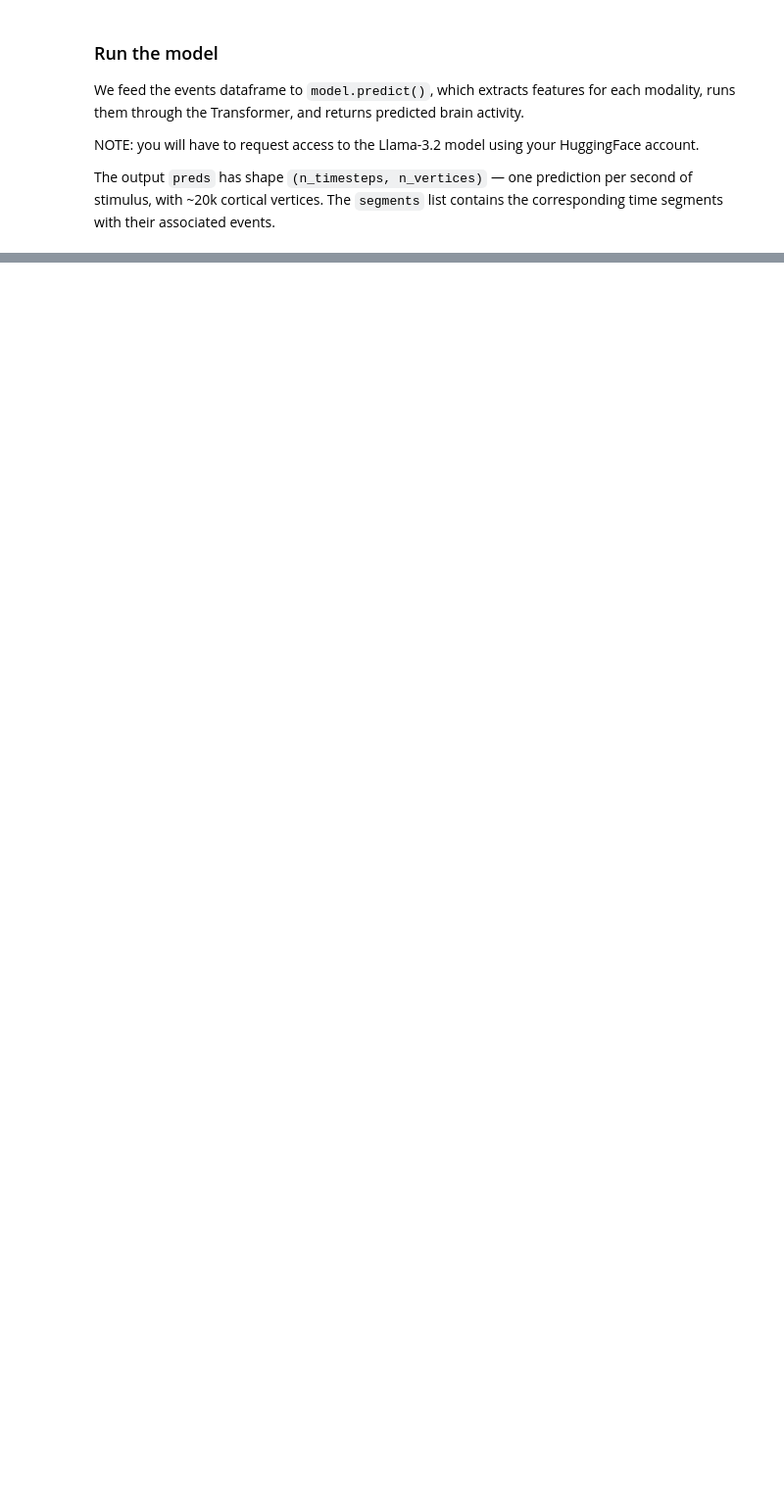
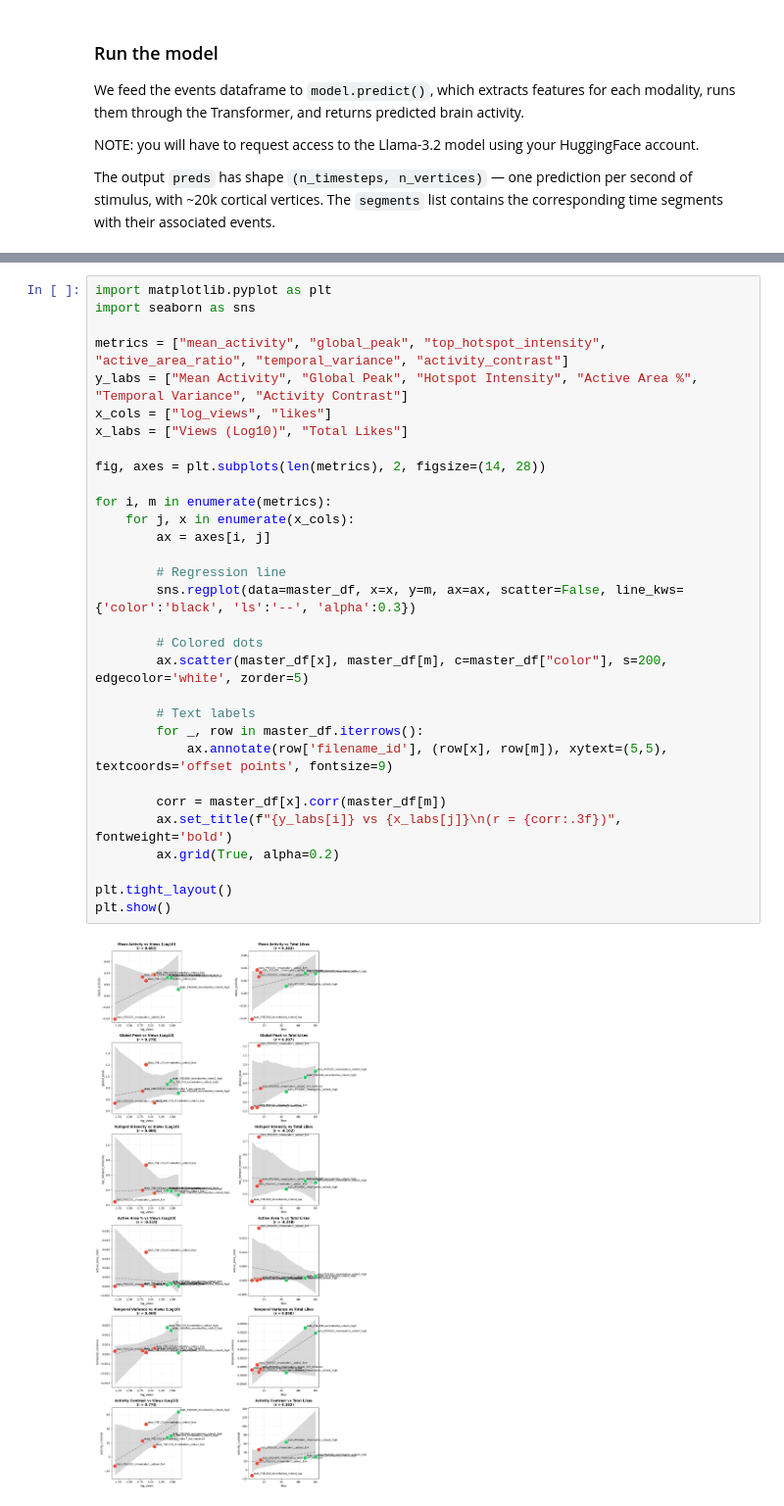
Before and after one commit to mg343/whitematter, a Jupyter notebook: tribe_working_iter_1.ipynb, the cells around one changed output, grey strips where cells are left out. Shown at 98% size. Drawn from its saved outputs; the diff is of its cells as text; blank space fills up the shorter version.

```diff
--- a/tribe_working_iter_1.ipynb
+++ b/tribe_working_iter_1.ipynb
@@ -345,0 +358,33 @@ plt.show()
+# %%
+import matplotlib.pyplot as plt
+import seaborn as sns
+
+metrics = ["mean_activity", "global_peak", "top_hotspot_intensity", "active_area_ratio", "temporal_variance", "activity_contrast"]
+y_labs = ["Mean Activity", "Global Peak", "Hotspot Intensity", "Active Area %", "Temporal Variance", "Activity Contrast"]
+x_cols = ["log_views", "likes"]
+x_labs = ["Views (Log10)", "Total Likes"]
+
+fig, axes = plt.subplots(len(metrics), 2, figsize=(14, 28))
+
+for i, m in enumerate(metrics):
+    for j, x in enumerate(x_cols):
+        ax = axes[i, j]
+
+        # Regression line
+        sns.regplot(data=master_df, x=x, y=m, ax=ax, scatter=False, line_kws={'color':'black', 'ls':'--', 'alpha':0.3})
+
+        # Colored dots
+        ax.scatter(master_df[x], master_df[m], c=master_df["color"], s=200, edgecolor='white', zorder=5)
+
+        # Text labels
+        for _, row in master_df.iterrows():
+            ax.annotate(row['filename_id'], (row[x], row[m]), xytext=(5,5), textcoords='offset points', fontsize=9)
+
+        corr = master_df[x].corr(master_df[m])
+        ax.set_title(f"{y_labs[i]} vs {x_labs[j]}\n(r = {corr:.3f})", fontweight='bold')
+        ax.grid(True, alpha=0.2)
+
+plt.tight_layout()
+plt.show()
+# %% [output]
+[figure, added]
```
Also changed, not shown: parts of 13 cells of this notebook.
